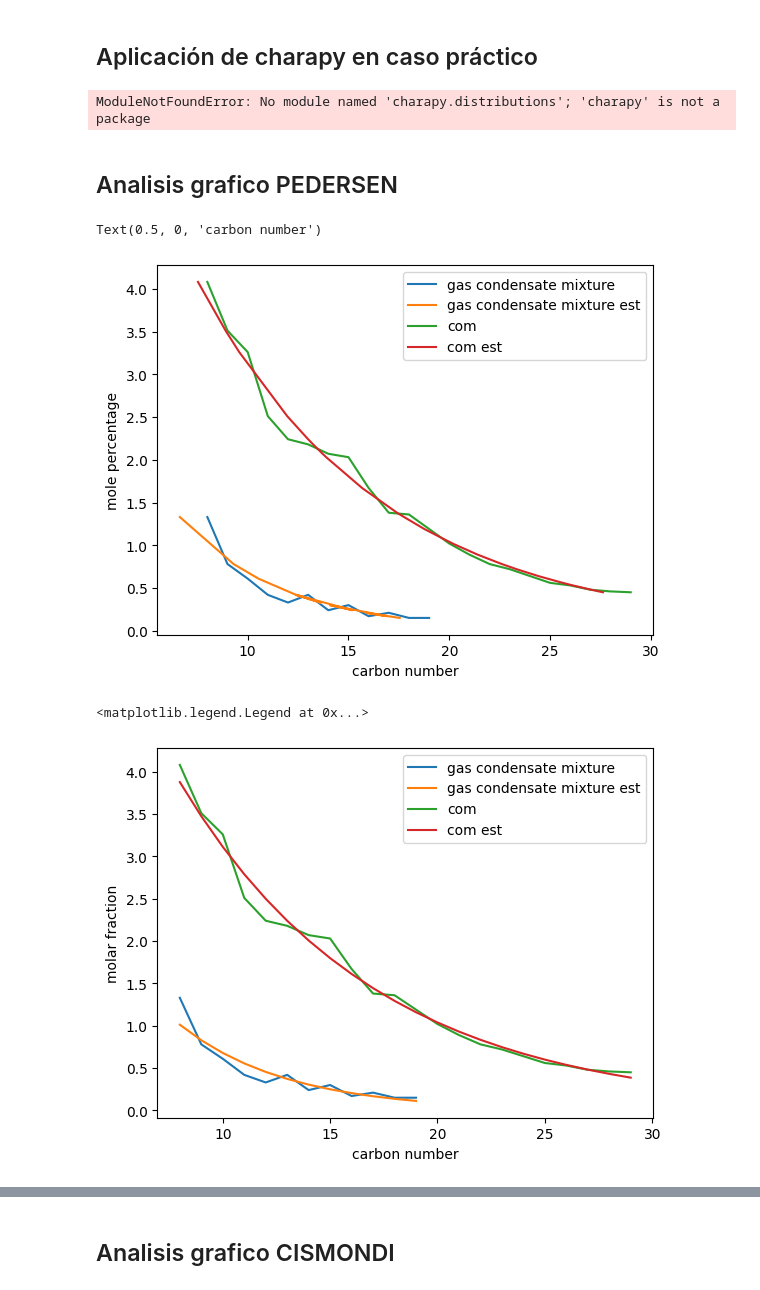
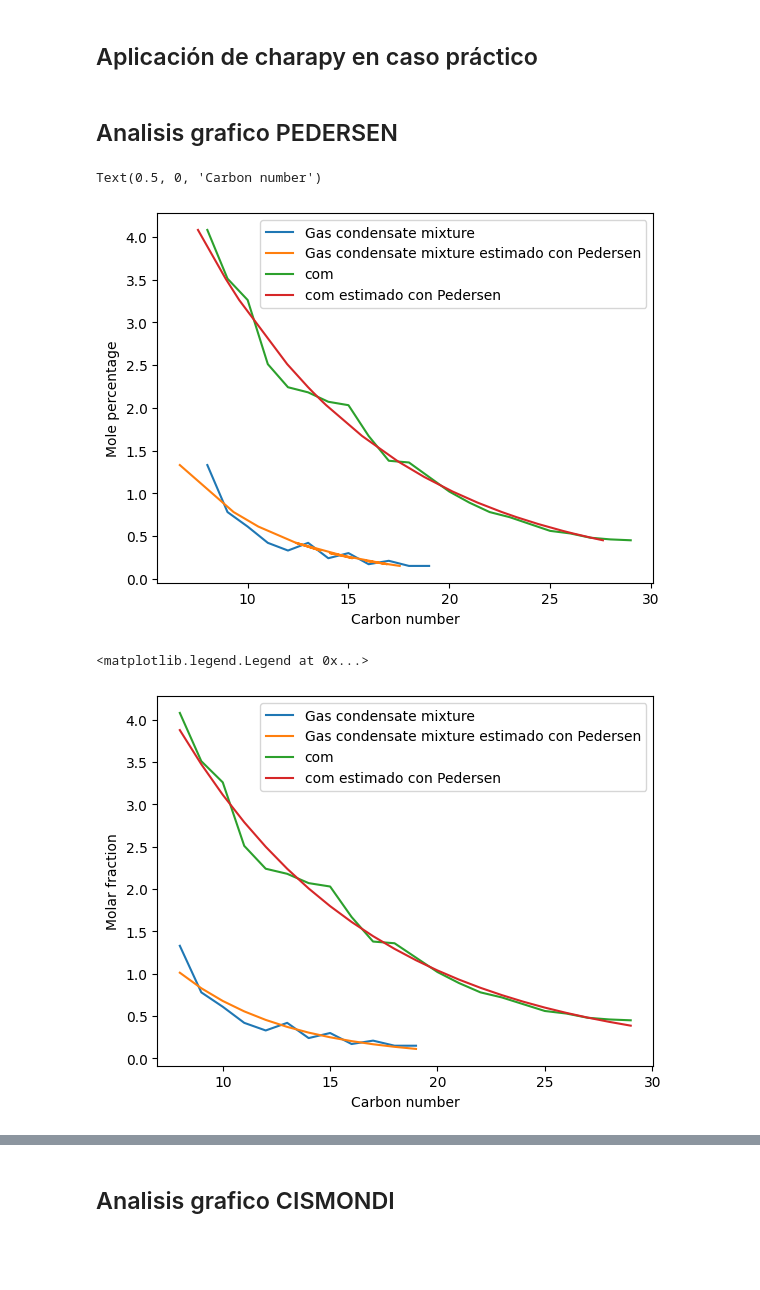
Before and after one commit to MarlenGabrich/Charapy, a Jupyter notebook: apply_charapy.ipynb, the cells around one changed output, grey strips where cells are left out. Cells and saved outputs as stored; diff of their text form; code cells hidden in the pictures; blank space fills up the shorter version.

```diff
--- a/apply_charapy.ipynb
+++ b/apply_charapy.ipynb
@@ -21,29 +21,23 @@ rho2 = df2['density'][1:-1]
 from charapy.distributions.pedersen import Distribution_pedersen
 
 dped = Distribution_pedersen()
-A1 = dped.fit_AB(z1,cn1)
-#B1 = dpef
+A1,B1 = dped.fit_AB(z1,cn1)
+A2,B2 = dped.fit_AB(z2,cn2)
 
-#A2 = fit_parameters2['A']
-#B2 = fit_parameters2['B']
-
-#cn1_est_ped = dped.carbon_number(z1,A1,B1)
-#cn2_est_ped = dped.carbon_number(z2,A2,B2)
-A1
+cn1_pedersen = dped.carbon_number(z1,A1,B1)
+cn2_pedersen = dped.carbon_number(z2,A2,B2)
-# %% [output]
-ModuleNotFoundError: No module named 'charapy.distributions'; 'charapy' is not a package
 # %% [markdown]
 ## Analisis grafico PEDERSEN
 # %%
-pl.plot(cn1,z1,label='gas condensate mixture')
-pl.plot(cn1_est_ped,z1,label = 'gas condensate mixture est')
+pl.plot(cn1,z1,label='Gas condensate mixture')
+pl.plot(cn1_pedersen,z1,label = 'Gas condensate mixture estimado con Pedersen')
 pl.plot(cn2,z2,label='com')
-pl.plot(cn2_est_ped,z2,label='com est')
+pl.plot(cn2_pedersen,z2,label='com estimado con Pedersen')
 
 pl.legend(loc='upper right')
-pl.ylabel('mole percentage')
-pl.xlabel('carbon number')
+pl.ylabel('Mole percentage')
+pl.xlabel('Carbon number')
 # %% [output]
-Text(0.5, 0, 'carbon number')
+Text(0.5, 0, 'Carbon number')
-[figure, old version]
+[figure, new version]
 # %%
@@ -52,14 +46,14 @@ z2_est_ped = dped.p_molar_fraction(cn2,A2,B2)
 # %%
-pl.plot(cn1,z1,label='gas condensate mixture')
-pl.plot(cn1,z1_est_ped,label='gas condensate mixture est')
+pl.plot(cn1,z1,label='Gas condensate mixture')
+pl.plot(cn1,z1_pedersen,label='Gas condensate mixture estimado con Pedersen')
 
 pl.plot(cn2,z2,label='com')
-pl.plot(cn2,z2_est_ped,label='com est')
+pl.plot(cn2,z2_pedersen,label='com estimado con Pedersen')
 
-pl.xlabel('carbon number')
-pl.ylabel('molar fraction')
+pl.xlabel('Carbon number')
+pl.ylabel('Molar fraction')
 pl.legend(loc='upper right')
 # %% [output]
 <matplotlib.legend.Legend at 0x...>
-[figure, old version]
+[figure, new version]
 # %%
```
Also changed, not shown: parts of 24 cells of this notebook, 5 other files.
